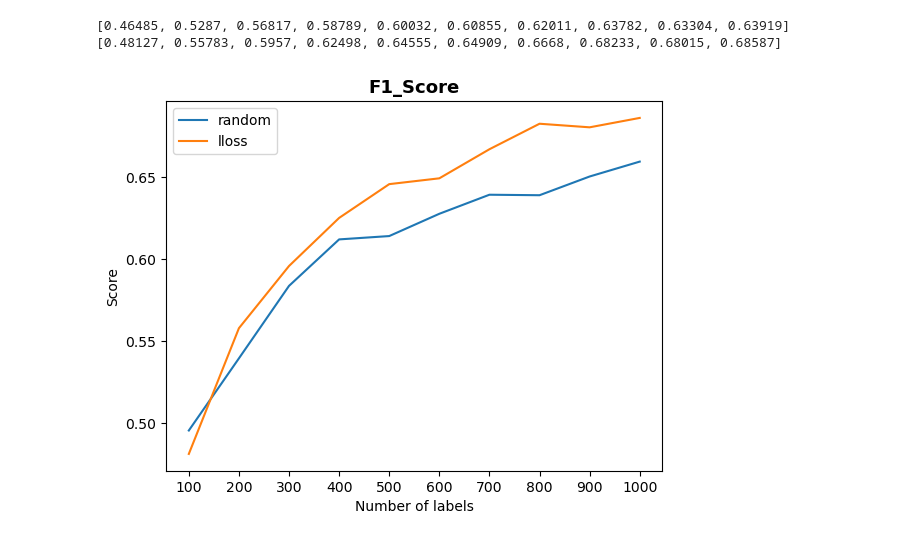
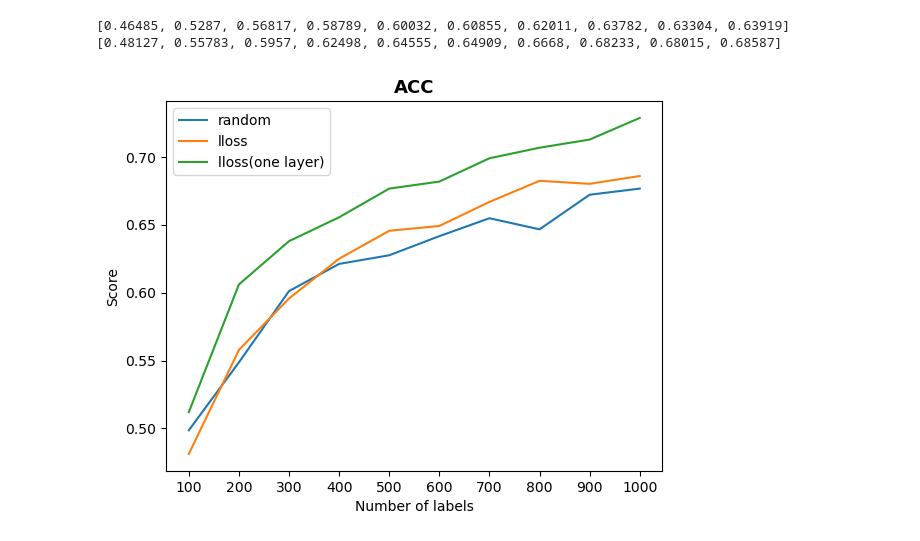
Before and after one commit to lbg030/DeepLearning, a Jupyter notebook: visualization.ipynb, the cells around one changed output. Cells and saved outputs as stored; diff of their text form; code cells hidden in the pictures.

```diff
--- a/visualization.ipynb
+++ b/visualization.ipynb
@@ -40,35 +72,39 @@ print(mean_acc)
 # %%
 import matplotlib.pyplot as plt
 
 
 label = [f"{i}00" for i in range(1,11)]
 
 random_acc = [0.4987, 0.5487, 0.60117, 0.62117, 0.62753, 0.6416, 0.6548, 0.64663, 0.6721, 0.6766]
 ll_acc =  [0.48127, 0.55783, 0.5957, 0.62498, 0.64555, 0.64909, 0.6668, 0.68233, 0.68015, 0.68587]
+ll1_acc = [0.51206, 0.60605, 0.63792, 0.6555, 0.67661, 0.68179, 0.69895, 0.70672, 0.71271, 0.72865]
 
 random_f1 = [0.49553, 0.53947, 0.5836, 0.6119, 0.61393, 0.6275, 0.6391, 0.6388, 0.6502, 0.65927]
 ll_f1 = [0.48127, 0.55783, 0.5957, 0.62498, 0.64555, 0.64909, 0.6668, 0.68233, 0.68015, 0.68587]
+ll1_f1 = [0.50214, 0.56386, 0.60524, 0.62513, 0.63516, 0.63937, 0.66052, 0.66648, 0.6723, 0.69029]
 
 title_font = {
     'fontsize': 13,
     'fontweight': 'bold'
 }
 
+## ACC
+plt.plot(label,random_acc, label='random')
+plt.plot(label, ll_acc, label = 'lloss')
+plt.plot(label, ll1_acc, label = 'lloss(one layer)')
 
-# plt.plot(label,random_acc, label='random')
-# plt.plot(label, ll_acc, label = 'lloss')
-
-
-plt.plot(label, random_f1, label='random')
-plt.plot(label, ll_f1, label = 'lloss')
-
+## F1 Score
+# plt.plot(label, random_f1, label='random')
+# plt.plot(label, ll_f1, label = 'lloss')
+# plt.plot(label, ll1_f1, label = 'lloss(one layer)')
 
 plt.xlabel("Number of labels")
 plt.ylabel("Score")
 
-plt.title("F1_Score", fontdict=title_font)
+plt.title("ACC", fontdict=title_font)
+# plt.title("F1_Score", fontdict=title_font)
 
 plt.legend()
 plt.show()
 # %% [output]
-[figure, old version]
+[figure, new version]
```
Also changed, not shown: parts of 2 cells of this notebook, 1 other file.
